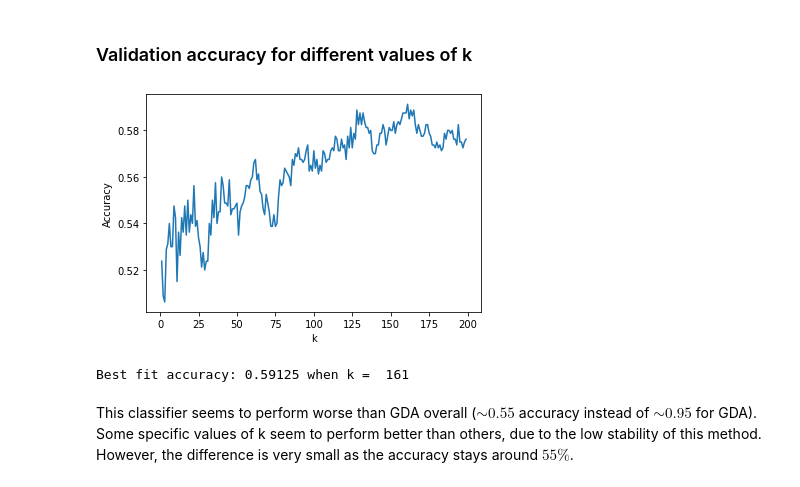
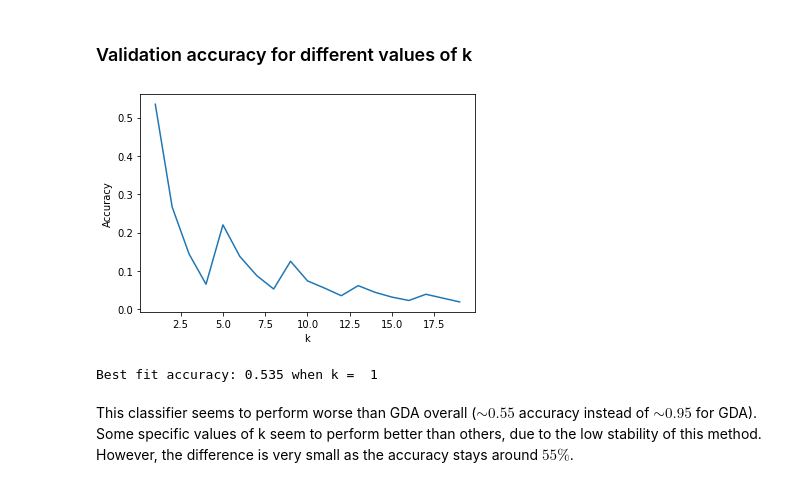
Before and after one commit to louis-ple/ML_Assignments, a Jupyter notebook: Assignment 2/INF8245E_Assignment2_1933334.ipynb, the cells around one changed output. Cells and saved outputs as stored; diff of their text form; code cells hidden in the pictures.

```diff
--- a/Assignment 2/INF8245E_Assignment2_1933334.ipynb
+++ b/Assignment 2/INF8245E_Assignment2_1933334.ipynb
@@ -28,7 +28,7 @@ data_negative = np.random.multivariate_normal(DS1_m_0, DS1_Cov, 2000)
 
 #Labels
 data_positive = np.column_stack((data_positive, np.ones(2000)))
-data_negative = np.column_stack((data_negative, np.zeros(2000)))
+data_negative = np.column_stack((data_negative, -np.ones(2000)))
 
 data = np.concatenate((data_positive, data_negative))
 
@@ -193,10 +193,10 @@ def k_NN(train, valid, k_max):
 
     print('Best fit accuracy:', best_accuracy, 'when k = ', best_k)
 # %%
-k_NN(train, valid, 200)
+k_NN(train, valid, 20)
 # %% [output]
-[figure, old version]
+[figure, new version]
-Best fit accuracy: 0.59125 when k =  161
+Best fit accuracy: 0.535 when k =  1
 # %% [markdown]
 This classifier seems to perform worse than GDA overall ($\sim0.55$ accuracy instead of $\sim0.95$ for GDA). Some specific values of k seem to perform better than others, due to the low stability of this method. However, the difference is very small as the accuracy stays around $55\%$.
 # %% [markdown]
```
Also changed, not shown: parts of 8 cells of this notebook, 6 other files.
